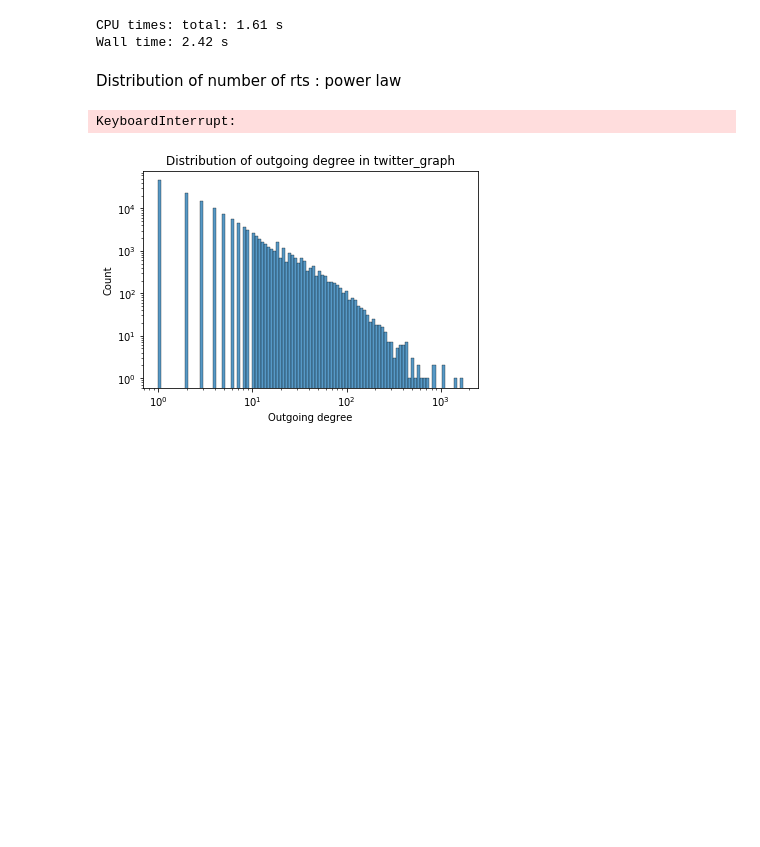
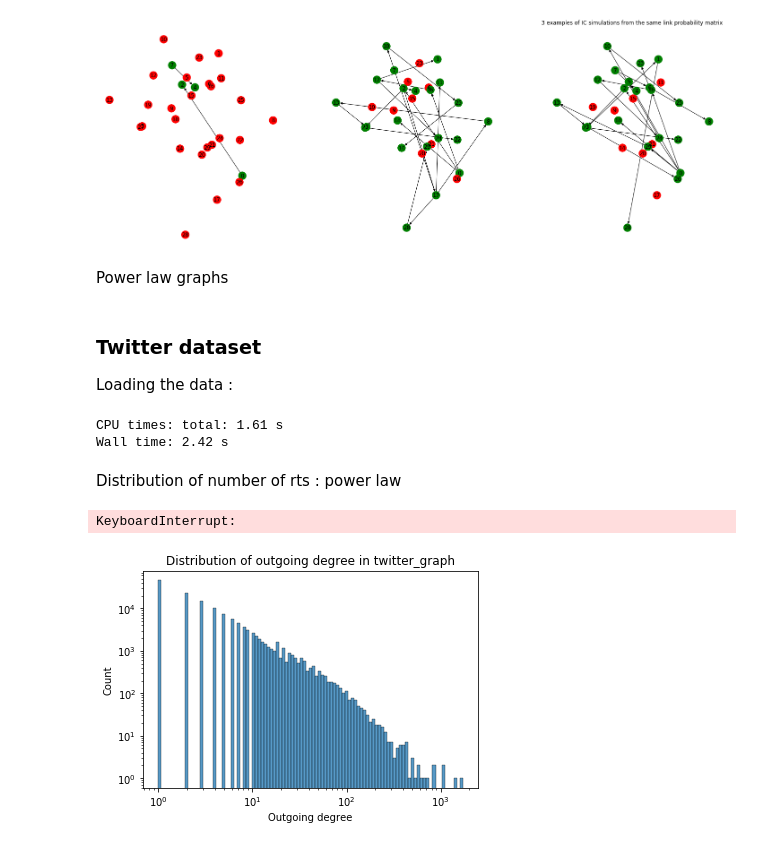
Before and after one commit to mario-michelessa/influence-maximization, a Jupyter notebook: graph_analysis.ipynb, the cells around one changed output. Saved outputs shown, nothing was run; the diff lists cells and outputs as text; code cells hidden in the pictures; blank space fills up the shorter version.

```diff
--- a/graph_analysis.ipynb
+++ b/graph_analysis.ipynb
@@ -12,0 +62,36 @@ Loading the data :
+# %%
+
+def graphCascade(parents, k) :
+    """Returns the DAG associated with the kth line of parents"""
+
+    nbV = parents.shape[1]
+
+    G = nx.DiGraph()
+    G.add_nodes_from(list(range(nbV)))
+
+    for i in range(nbV) :
+        if parents[k, i] == parents[k, i] :
+            G.add_edge(parents[k,i], i)
+
+    return G
+
+def drawCascades(parents, nrows, ncols ) :
+    fig, axes = plt.subplots(nrows, ncols, figsize = (nrows * 25, ncols * 3))
+    color_map = np.vectorize(lambda x : 'red' if math.isnan(x) else 'green' )(parents)
+
+    G = nx.DiGraph(theta_ex)
+    pos = nx.kamada_kawai_layout(G)#graphviz_layout(G, prog="twopi")
+
+    for k in range(0,parents.shape[0]):
+
+        G = graphCascade(parents, k)
+        nx.draw(G,with_labels = True, pos = pos, ax=axes[k], node_color = list(color_map[k]))
+
+    plt.title(f"{parents.shape[0]} examples of IC simulations from the same link probability matrix ")
+    plt.show()
+
+drawCascades(parents, 1,3)
+# %% [output]
+[figure, added]
+# %% [markdown]
+Power law graphs
@@ -13,3 +108,6 @@ Loading the data :
+# %% [markdown]
+### Twitter dataset
+Loading the data :
 # %%
 %%time
 
```
Also changed, not shown: parts of 30 cells of this notebook, 2 other files.
